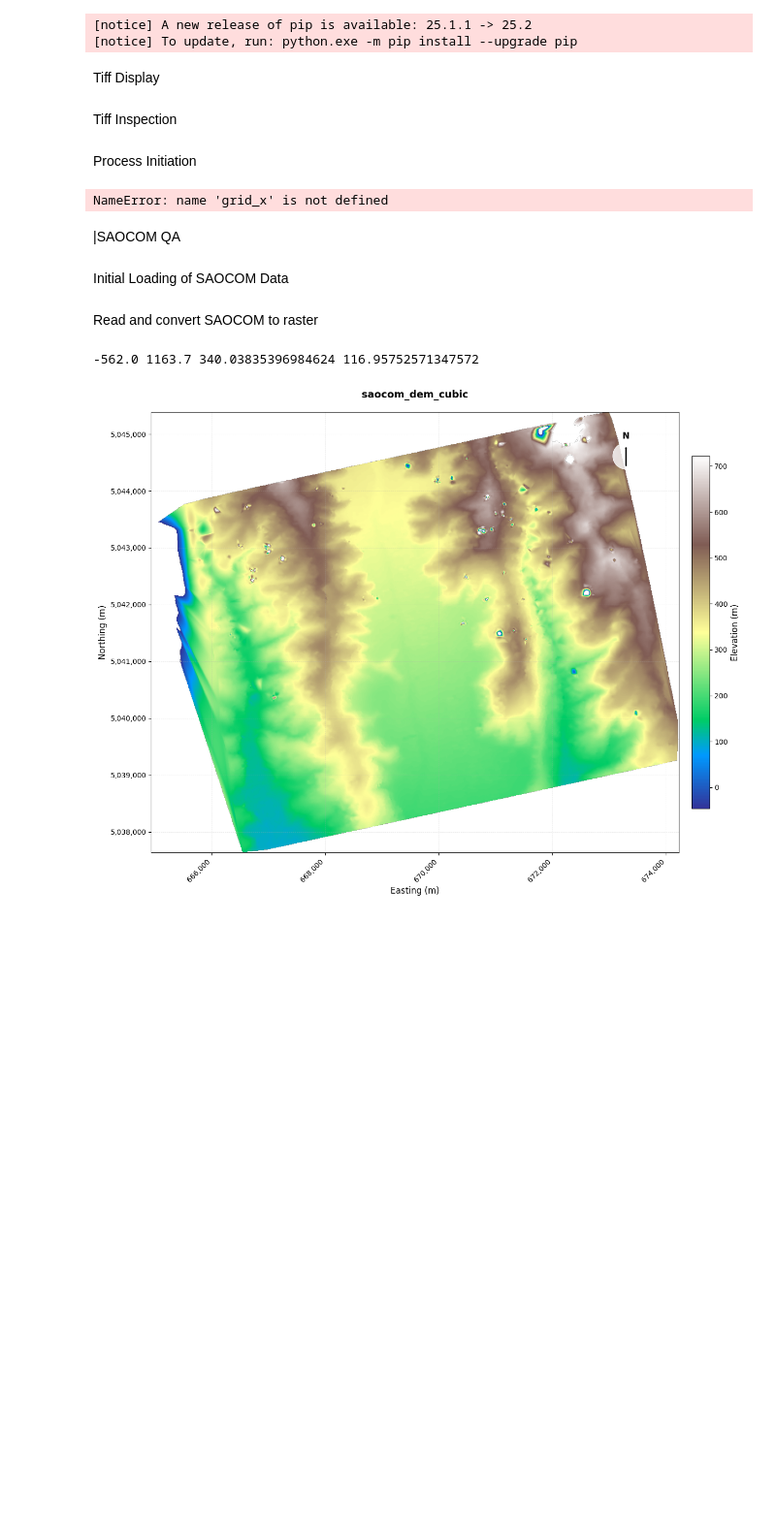
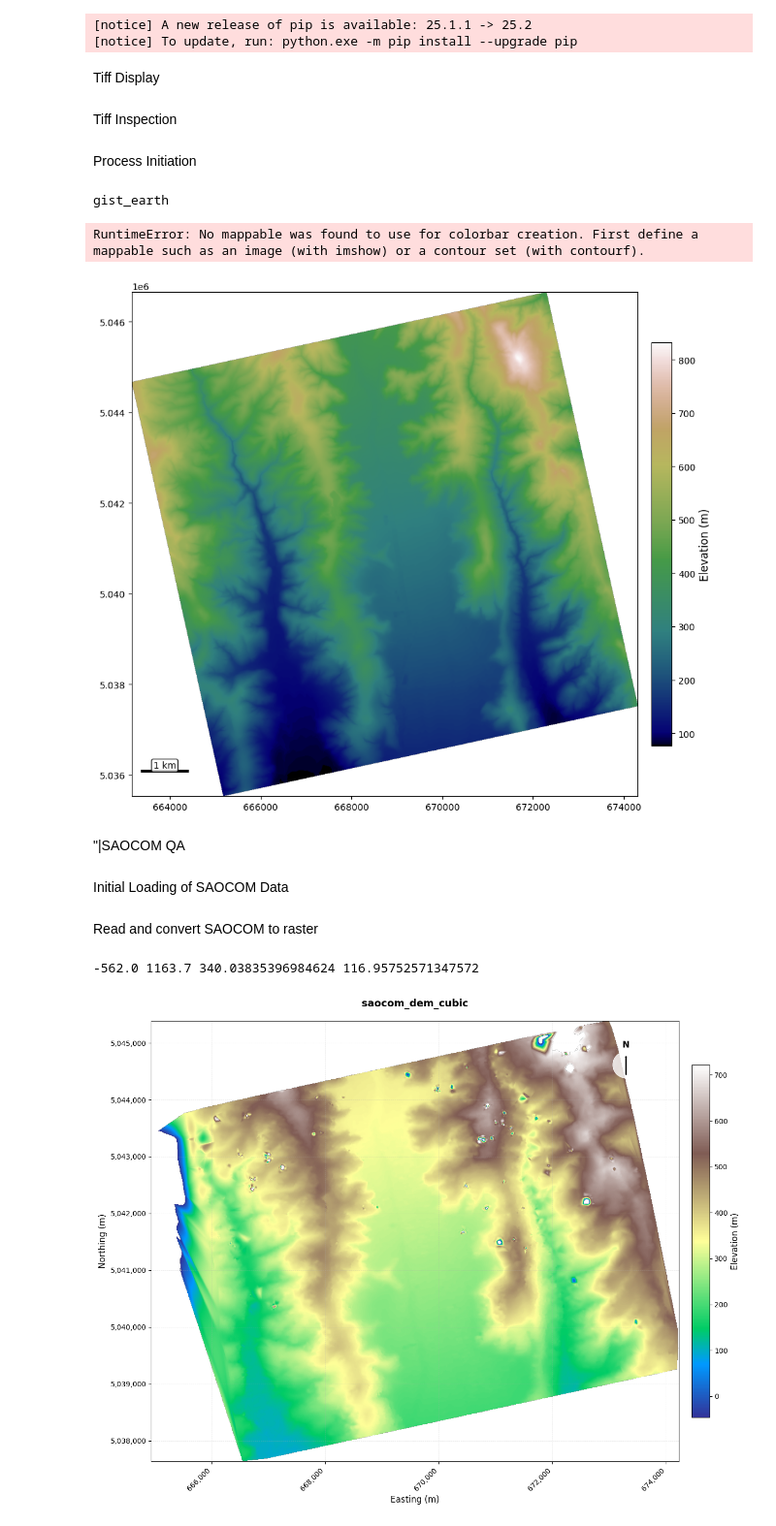
Before and after one commit to clgoodrich/saocom_project, a Jupyter notebook: main_saocon.ipynb, the cells around one changed output. Shown at 97% size. Drawn from its saved outputs; the diff is of its cells as text; code cells hidden in the pictures; blank space fills up the shorter version.

```diff
--- a/main_saocon.ipynb
+++ b/main_saocon.ipynb
@@ -516,9 +561,29 @@ def load_corine_data(tiff_path, file_name):
             value = record['Value']
             label = record['LABEL3']
             classification_lookup[value] = label
+        print(classification_lookup)
     except KeyError as e:
         print(f"Error: Missing field {e} in the .dbf file. Please check the field names.")
+def load_reference_dem_native(dem_path):
+    """Load reference DEM in its native CRS and extent"""
+    output_path = RESULTS_DIR / f"{dem_path.stem}_native.tif"
 
+    if output_path.exists():
+        return output_path
+
+    with rasterio.open(dem_path) as src:
+        data = src.read(1).astype(np.float32)
+        profile = src.profile.copy()
+        profile.update(dtype='float32', nodata=NODATA)
+
+        # Standardize nodata values
+        if src.nodata is not None:
+            data[data == src.nodata] = NODATA
+
+        with rasterio.open(output_path, 'w', **profile) as dst:
+            dst.write(data, 1)
+
+    return output_path
 
 def process_reference_dem(dem_path, target_transform, target_width, target_height):
     """
@@ -581,45 +646,57 @@ def process_reference_dem(dem_path, target_transform, target_width, target_heigh
         class_labels=CORINE_CLASSES # <-- Provide the class names for the legend
 )
     else:
-        show_tiff_pts(output_path, cmap='terrain')
+        show_tiff_pts(output_path, cmap='gist_earth')
     print(f"  -> Saved to {output_path}")
     return output_path
 
 reference_dems = {}
 # if 'saocom_grid' in locals():
     # Get target grid from SAOCOM
 bounds = [grid_x.min(), grid_y.min(), grid_x.max(), grid_y.max()]
 transform = from_bounds(*bounds, grid_x.shape[1], grid_x.shape[0])
 
 # Find and process reference DEMs
 dem_patterns = {
-    'tinitaly': '*tinitaly*',
+    'tinitaly_crop': '*tinitaly_crop*',
     'copernicus': '*GLO30*',
     'corine_clip': '*corine*'}
     # 'lclu_crop': '*lclu*'
 # }
 
+
 for name, pattern in dem_patterns.items():
-    # Find the first matching file
     dem_files = list(DATA_DIR.glob(f"{pattern}.tif")) + list(DATA_DIR.glob(f"{pattern}.TIF"))
-
     if dem_files:
         if 'corine' in name.lower() or 'lclu' in name.lower():
-
             load_corine_data(dem_files[0], name)
         else:
-            processed_path = process_reference_dem(
-                dem_files[0], transform, grid_x.shape[1], grid_x.shape[0]
-            )
-            reference_dems[name] = processed_path
+            native_path = load_reference_dem_native(dem_files[0])
+            reference_dems[name] = native_path
+            show_tiff_pts(native_path, cmap='gist_earth')
+# for name, pattern in dem_patterns.items():
+#     # Find the first matching file
+#     dem_files = list(DATA_DIR.glob(f"{pattern}.tif")) + list(DATA_DIR.glob(f"{pattern}.TIF"))
+#
+#     if dem_files:
+#         if 'corine' in name.lower() or 'lclu' in name.lower():
+#
+#             load_corine_data(dem_files[0], name)
+#         else:
+#             processed_path = process_reference_dem(
+#                 dem_files[0], transform, grid_x.shape[1], grid_x.shape[0]
+#             )
+#             reference_dems[name] = processed_path
 
 
 print(reference_dems)
 # create_qaqc_report(gdf, cleaned_points, RESULTS_DIR)
 # %% [output]
-NameError: name 'grid_x' is not defined
+gist_earth
+RuntimeError: No mappable was found to use for colorbar creation. First define a mappable such as an image (with imshow) or a contour set (with contourf).
+[figure, added]
 # %% [markdown]
-|SAOCOM QA
+"|SAOCOM QA
 # %%
 
 def clean_bad_saocom_points(points_gdf, neighbor_distance=250, height_threshold=100):
```
Also changed, not shown: parts of 2 cells of this notebook, 8 other files.
